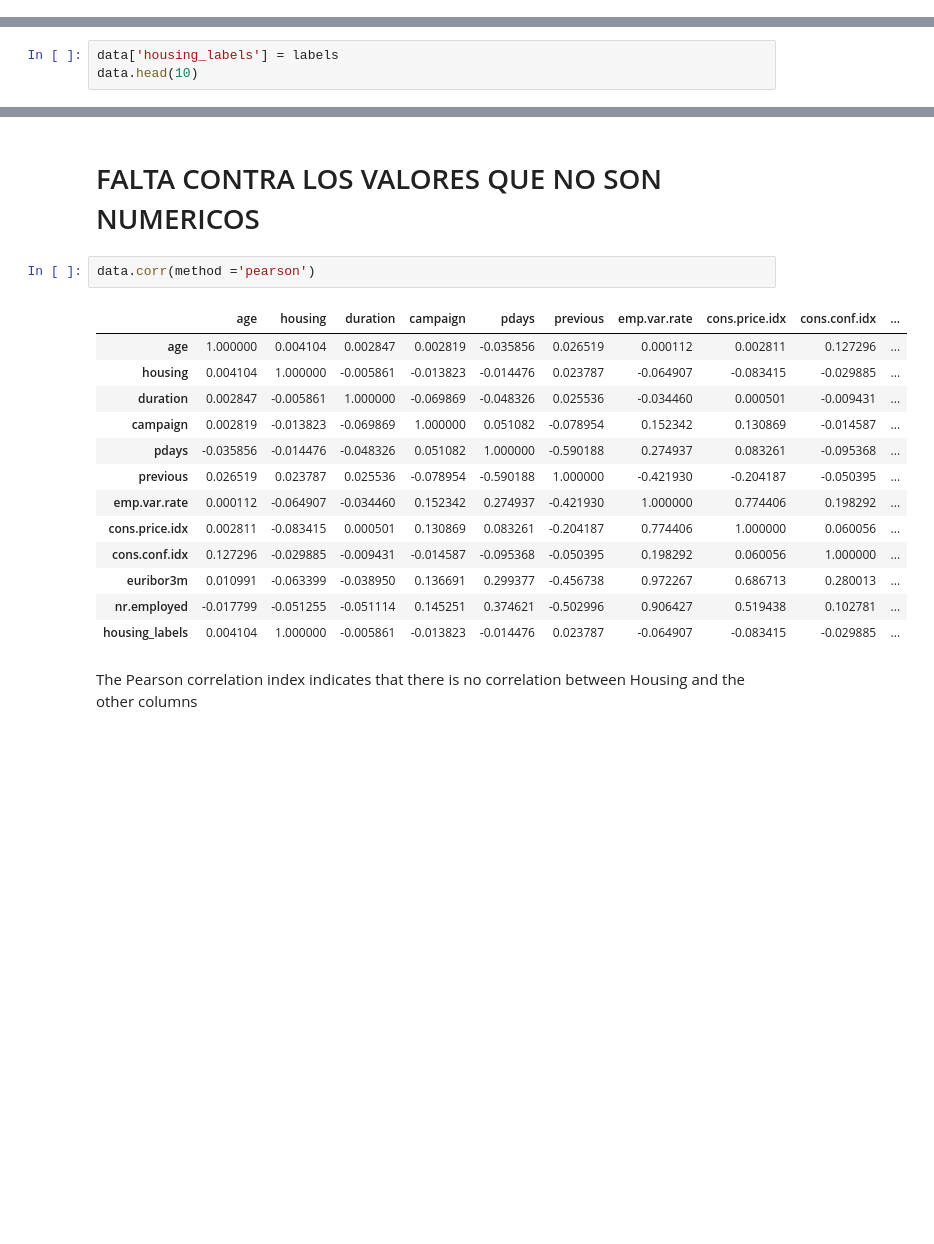
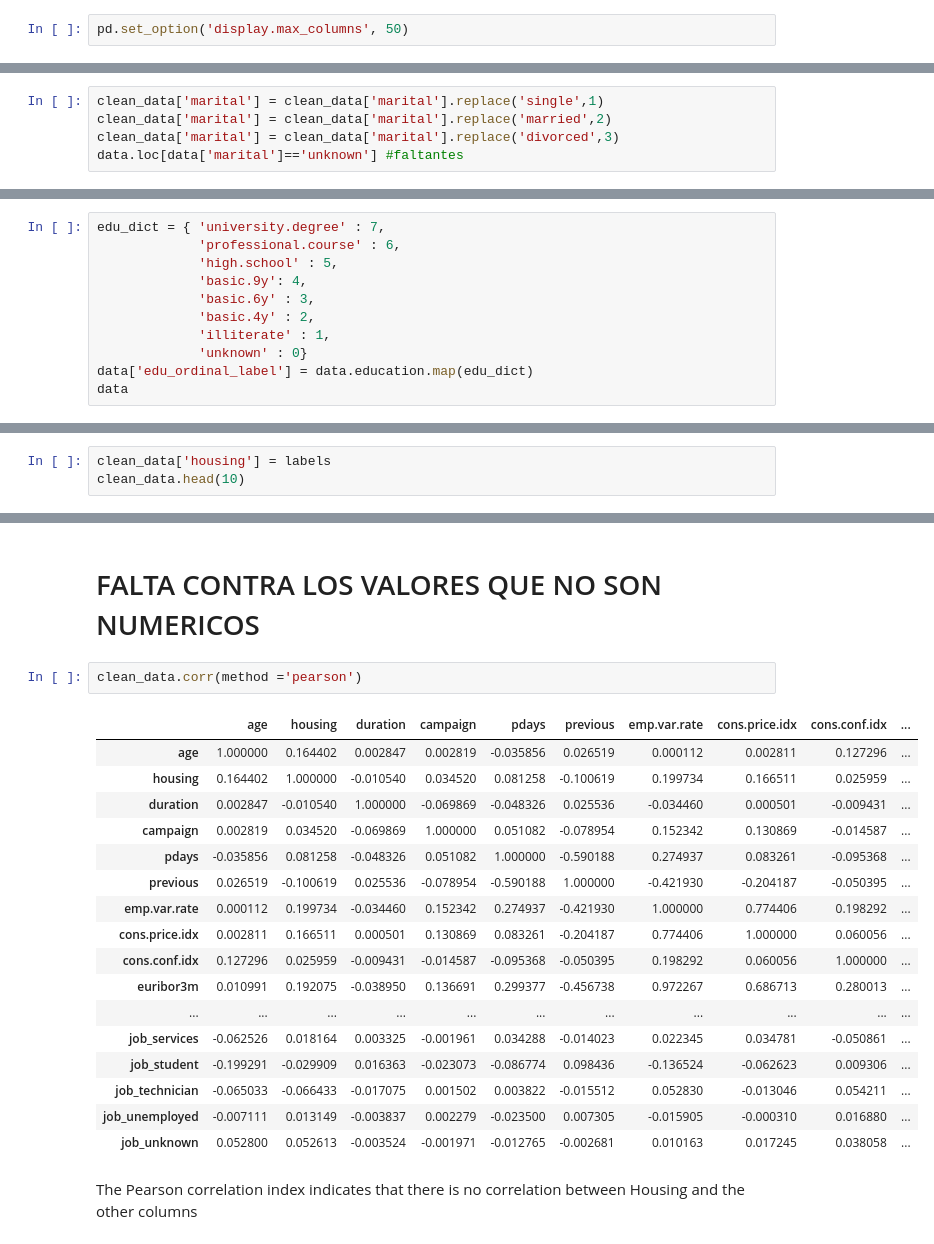
Before and after one commit to VKunze/trabajo-ciencia-datos, a Jupyter notebook: Trabajo Final.ipynb, the cells around one changed output, grey strips where cells are left out. Drawn from its saved outputs; the diff is of its cells as text; blank space fills up the shorter version.

```diff
--- a/Trabajo Final.ipynb
+++ b/Trabajo Final.ipynb
@@ -23,3 +19,5 @@ duration: duración último contacto, en segundos -> dividir en categorias (data
+# %%
+pd.set_option('display.max_columns', 50)
 # %% [markdown]
 ## Age
 # %% [markdown]
@@ -99,0 +102,5 @@ clean_data.head()
+# %%
+clean_data['marital'] = clean_data['marital'].replace('single',1)
+clean_data['marital'] = clean_data['marital'].replace('married',2)
+clean_data['marital'] = clean_data['marital'].replace('divorced',3)
+data.loc[data['marital']=='unknown'] #faltantes
@@ -99,0 +146,11 @@ clean_data.head()
+# %%
+edu_dict = { 'university.degree' : 7,
+             'professional.course' : 6,
+             'high.school' : 5,
+             'basic.9y': 4,
+             'basic.6y' : 3,
+             'basic.4y' : 2,
+             'illiterate' : 1,
+             'unknown' : 0}
+data['edu_ordinal_label'] = data.education.map(edu_dict)
+data
@@ -155,5 +290,5 @@ genre_mappings
 # %%
-data['housing_labels'] = labels
-data.head(10)
+clean_data['housing'] = labels
+clean_data.head(10)
 # %% [output]
 |  | age | job | marital | education | default | housing | loan | contact | month | day_of_week | ... |
@@ -173,21 +307,25 @@ data.head(10)
 # %% [markdown]
 # FALTA CONTRA LOS VALORES QUE NO SON NUMERICOS
 # %%
-data.corr(method ='pearson')
+clean_data.corr(method ='pearson')
 # %% [output]
 |  | age | housing | duration | campaign | pdays | previous | emp.var.rate | cons.price.idx | cons.conf.idx | ... |
-| age | 1.000000 | 0.004104 | 0.002847 | 0.002819 | -0.035856 | 0.026519 | 0.000112 | 0.002811 | 0.127296 | ... |
-| housing | 0.004104 | 1.000000 | -0.005861 | -0.013823 | -0.014476 | 0.023787 | -0.064907 | -0.083415 | -0.029885 | ... |
-| duration | 0.002847 | -0.005861 | 1.000000 | -0.069869 | -0.048326 | 0.025536 | -0.034460 | 0.000501 | -0.009431 | ... |
-| campaign | 0.002819 | -0.013823 | -0.069869 | 1.000000 | 0.051082 | -0.078954 | 0.152342 | 0.130869 | -0.014587 | ... |
-| pdays | -0.035856 | -0.014476 | -0.048326 | 0.051082 | 1.000000 | -0.590188 | 0.274937 | 0.083261 | -0.095368 | ... |
-| previous | 0.026519 | 0.023787 | 0.025536 | -0.078954 | -0.590188 | 1.000000 | -0.421930 | -0.204187 | -0.050395 | ... |
-| emp.var.rate | 0.000112 | -0.064907 | -0.034460 | 0.152342 | 0.274937 | -0.421930 | 1.000000 | 0.774406 | 0.198292 | ... |
-| cons.price.idx | 0.002811 | -0.083415 | 0.000501 | 0.130869 | 0.083261 | -0.204187 | 0.774406 | 1.000000 | 0.060056 | ... |
-| cons.conf.idx | 0.127296 | -0.029885 | -0.009431 | -0.014587 | -0.095368 | -0.050395 | 0.198292 | 0.060056 | 1.000000 | ... |
-| euribor3m | 0.010991 | -0.063399 | -0.038950 | 0.136691 | 0.299377 | -0.456738 | 0.972267 | 0.686713 | 0.280013 | ... |
-| nr.employed | -0.017799 | -0.051255 | -0.051114 | 0.145251 | 0.374621 | -0.502996 | 0.906427 | 0.519438 | 0.102781 | ... |
-| housing_labels | 0.004104 | 1.000000 | -0.005861 | -0.013823 | -0.014476 | 0.023787 | -0.064907 | -0.083415 | -0.029885 | ... |
+| age | 1.000000 | 0.164402 | 0.002847 | 0.002819 | -0.035856 | 0.026519 | 0.000112 | 0.002811 | 0.127296 | ... |
+| housing | 0.164402 | 1.000000 | -0.010540 | 0.034520 | 0.081258 | -0.100619 | 0.199734 | 0.166511 | 0.025959 | ... |
+| duration | 0.002847 | -0.010540 | 1.000000 | -0.069869 | -0.048326 | 0.025536 | -0.034460 | 0.000501 | -0.009431 | ... |
+| campaign | 0.002819 | 0.034520 | -0.069869 | 1.000000 | 0.051082 | -0.078954 | 0.152342 | 0.130869 | -0.014587 | ... |
+| pdays | -0.035856 | 0.081258 | -0.048326 | 0.051082 | 1.000000 | -0.590188 | 0.274937 | 0.083261 | -0.095368 | ... |
+| previous | 0.026519 | -0.100619 | 0.025536 | -0.078954 | -0.590188 | 1.000000 | -0.421930 | -0.204187 | -0.050395 | ... |
+| emp.var.rate | 0.000112 | 0.199734 | -0.034460 | 0.152342 | 0.274937 | -0.421930 | 1.000000 | 0.774406 | 0.198292 | ... |
+| cons.price.idx | 0.002811 | 0.166511 | 0.000501 | 0.130869 | 0.083261 | -0.204187 | 0.774406 | 1.000000 | 0.060056 | ... |
+| cons.conf.idx | 0.127296 | 0.025959 | -0.009431 | -0.014587 | -0.095368 | -0.050395 | 0.198292 | 0.060056 | 1.000000 | ... |
+| euribor3m | 0.010991 | 0.192075 | -0.038950 | 0.136691 | 0.299377 | -0.456738 | 0.972267 | 0.686713 | 0.280013 | ... |
+| ... | ... | ... | ... | ... | ... | ... | ... | ... | ... | ... |
+| job_services | -0.062526 | 0.018164 | 0.003325 | -0.001961 | 0.034288 | -0.014023 | 0.022345 | 0.034781 | -0.050861 | ... |
+| job_student | -0.199291 | -0.029909 | 0.016363 | -0.023073 | -0.086774 | 0.098436 | -0.136524 | -0.062623 | 0.009306 | ... |
+| job_technician | -0.065033 | -0.066433 | -0.017075 | 0.001502 | 0.003822 | -0.015512 | 0.052830 | -0.013046 | 0.054211 | ... |
+| job_unemployed | -0.007111 | 0.013149 | -0.003837 | 0.002279 | -0.023500 | 0.007305 | -0.015905 | -0.000310 | 0.016880 | ... |
+| job_unknown | 0.052800 | 0.052613 | -0.003524 | -0.001971 | -0.012765 | -0.002681 | 0.010163 | 0.017245 | 0.038058 | ... |
 # %% [markdown]
 The Pearson correlation index indicates that there is no correlation between Housing and the other columns
 # %% [markdown]
```
Also changed, not shown: parts of 61 cells of this notebook.
